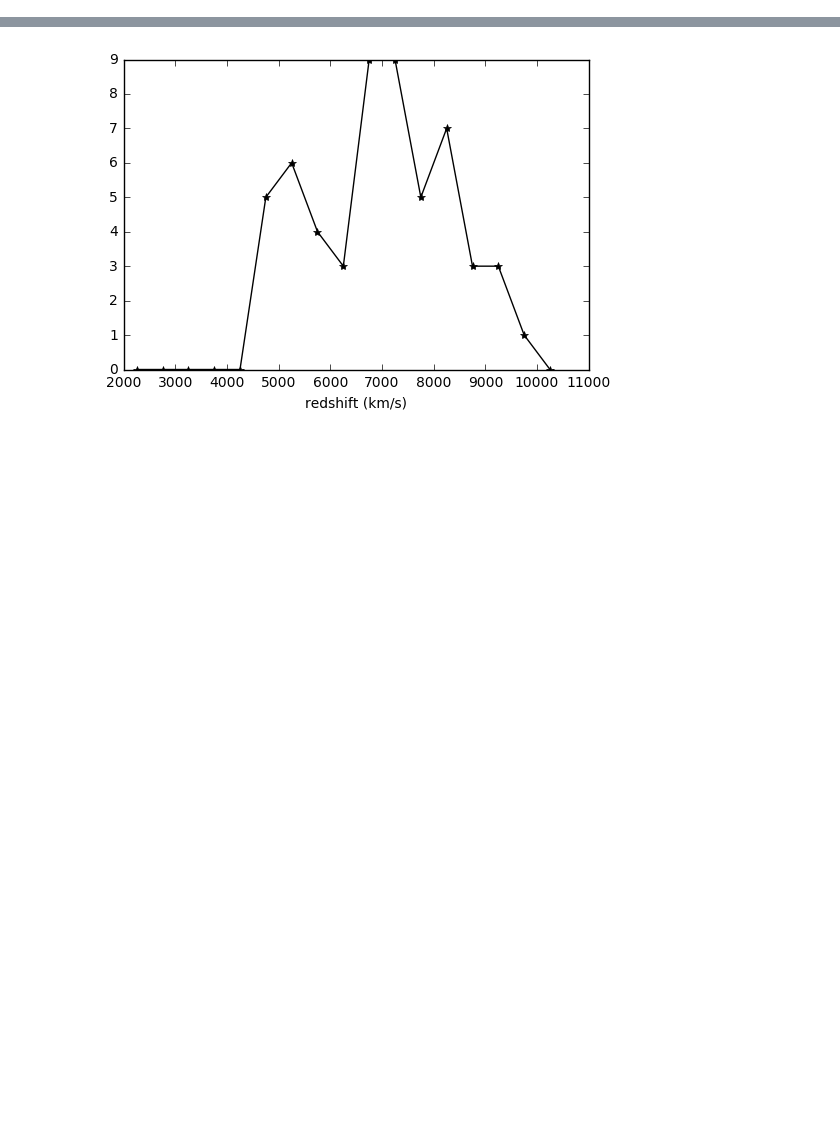
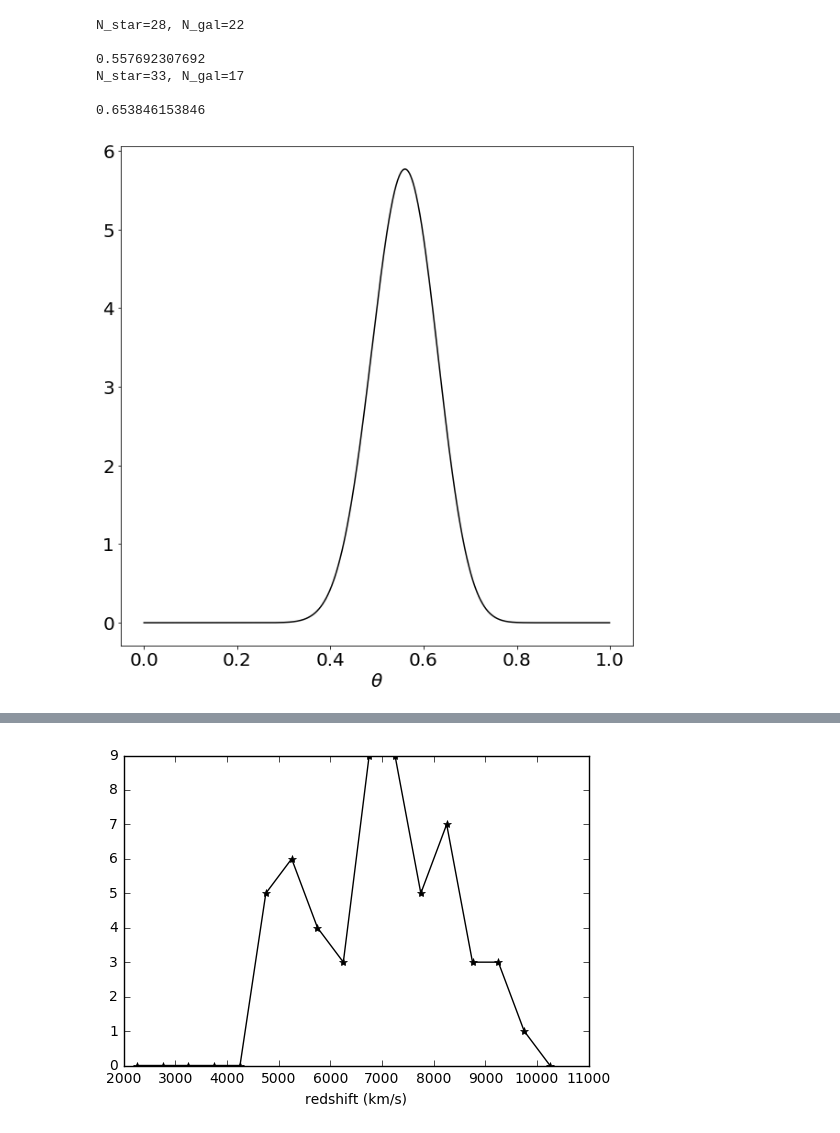
Before and after one commit to liuchaonaoc/Astrostatistics_old2, a Jupyter notebook: SingleParamsModel.ipynb, the cells around one changed output, grey strips where cells are left out. Saved outputs shown, nothing was run; the diff lists cells and outputs as text; code cells hidden in the pictures; blank space fills up the shorter version.

```diff
--- a/SingleParamsModel.ipynb
+++ b/SingleParamsModel.ipynb
@@ -51,0 +36,53 @@ N_star=270, N_gal=130
+# %%
+# star/galaxy ratio in a small field of sky
+filename = 'sdss_field.fits'
+sdss = loadData(filename)
+
+#the first 50 data
+types = sdss.type[0:50]
+Nstar = np.sum(types==3)
+N = 50
+print 'N_star=%(d1)d, N_gal=%(d2)d\n' % {'d1':Nstar,'d2':np.sum(types==6)}
+E_th_y = (Nstar+1.)/(N+2.)
+print E_th_y
+
+#with uniform distribution
+theta = np.arange(0,1,0.001)
+p = stats.beta.pdf(theta,Nstar+1,N-Nstar+1)
+
+fig = plt.figure(figsize=[10,10])
+ax = fig.add_subplot(111)
+ax.plot(theta,p,'k-')
+ax.set_xlabel(r'$\theta$',fontsize=20)
+fig.show()
+
+#with conjugate prior determined by the first 50 and use the 51:100 data
+alpha = Nstar+1
+beta = N-Nstar+1
+
+types = sdss.type[50:100]
+Nstar2 = np.sum(types==3)
+N2 = 50
+print 'N_star=%(d1)d, N_gal=%(d2)d\n' % {'d1':Nstar2,'d2':np.sum(types==6)}
+E_th_y = (Nstar2+1.)/(N2+2.)
+print E_th_y
+#uniform prior
+p2_0 = stats.beta.pdf(theta,Nstar2+1,N2-Nstar2+1)
+#conjugate prior
+p2 = stats.beta.pdf(theta,Nstar2+alpha,N2-Nstar2+beta)
+
+fig = plt.figure(figsize=[10,10])
+ax = fig.add_subplot(111)
+ax.plot(theta,p,'k--')
+ax.plot(theta,p2_0,'k-')
+ax.plot(theta,p2,'r-')
+ax.set_xlabel(r'$\theta$',fontsize=20)
+fig.show()
+# %% [output]
+N_star=28, N_gal=22
+
+0.557692307692
+N_star=33, N_gal=17
+
+0.653846153846
+[figure, added]
```
Also changed, not shown: parts of 11 cells of this notebook.
